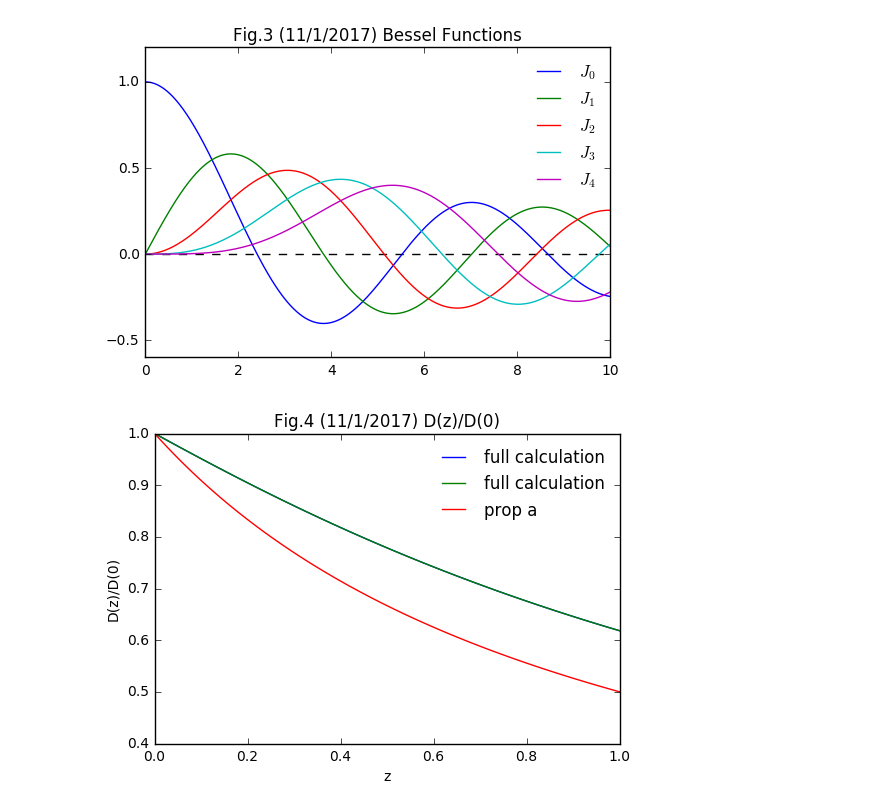
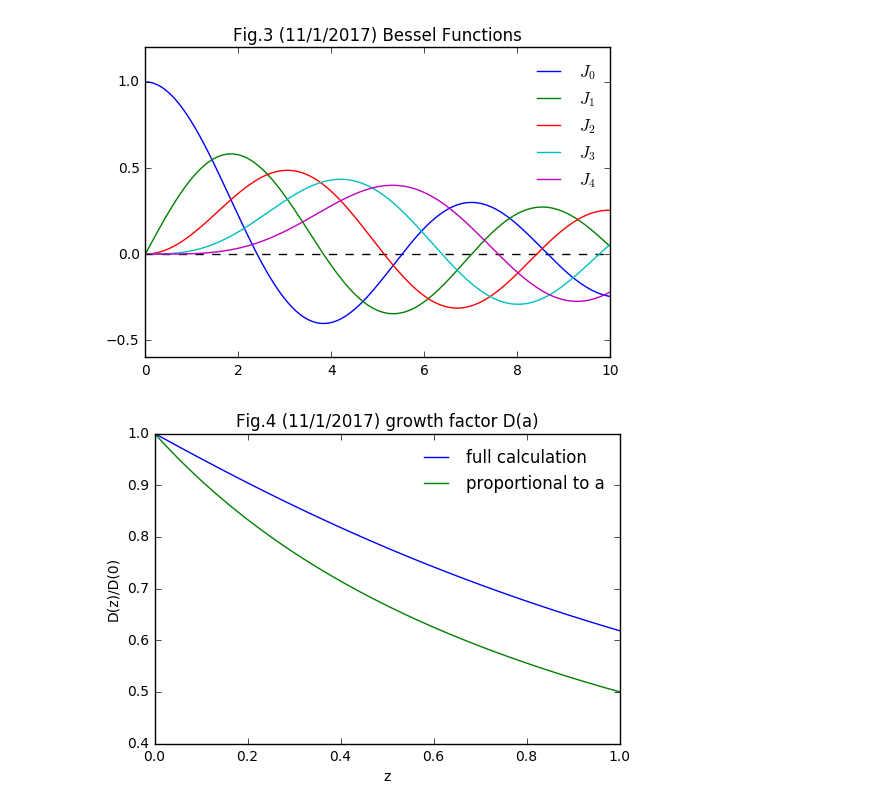
Before and after one commit to liuxx479/gplus, a Jupyter notebook: lowz.ipynb, the cells around one changed output. Cells and saved outputs as stored; diff of their text form; code cells hidden in the pictures.

Commit message:
add fig.4 growth factor

```diff
--- a/lowz.ipynb
+++ b/lowz.ipynb
@@ -125,11 +125,11 @@ D1 = D_fcn(1)
 D_arr = array([D_fcn (az(iz)) for iz in zarr1])/D1
 # %%
 plot(zarr1,D_arr,label='full calculation')
-plot(zarr1,az(zarr1),label='prop a')
+plot(zarr1,az(zarr1),label='proportional to a')
 xlabel('z')
 ylabel('D(z)/D(0)')
 legend(frameon=0)
-title('Fig.4 (11/1/2017) D(z)/D(0)')
+title('Fig.4 (11/1/2017) growth factor D(a)')
 show()
 # %% [output]
-[figure, old version]
+[figure, new version]
```
